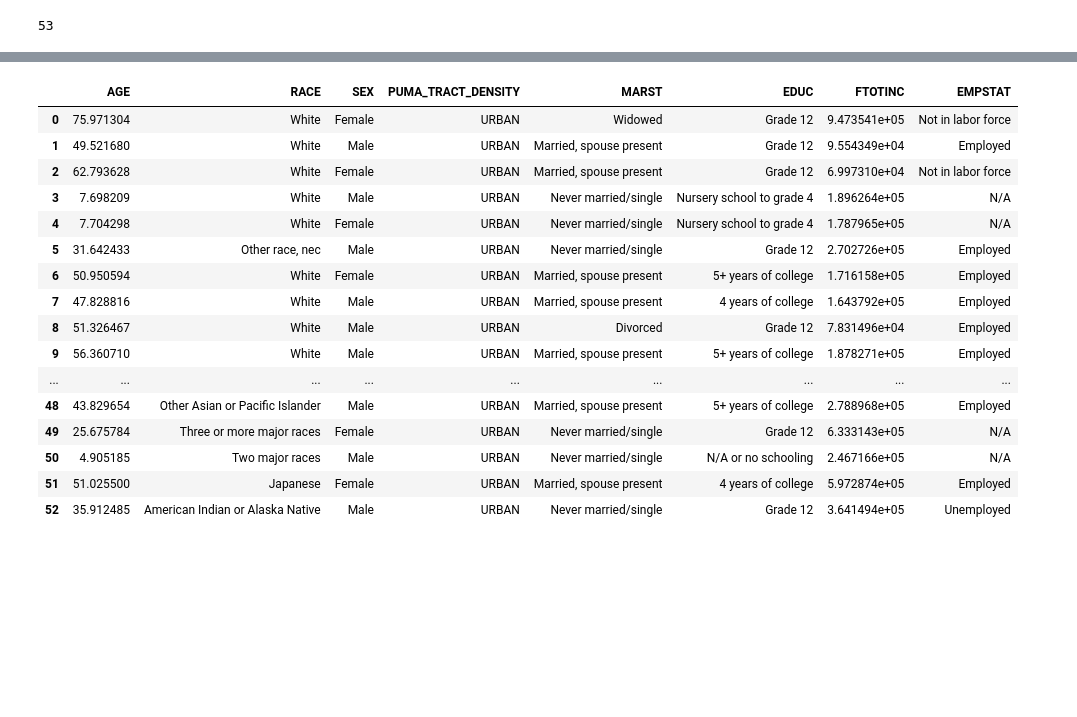
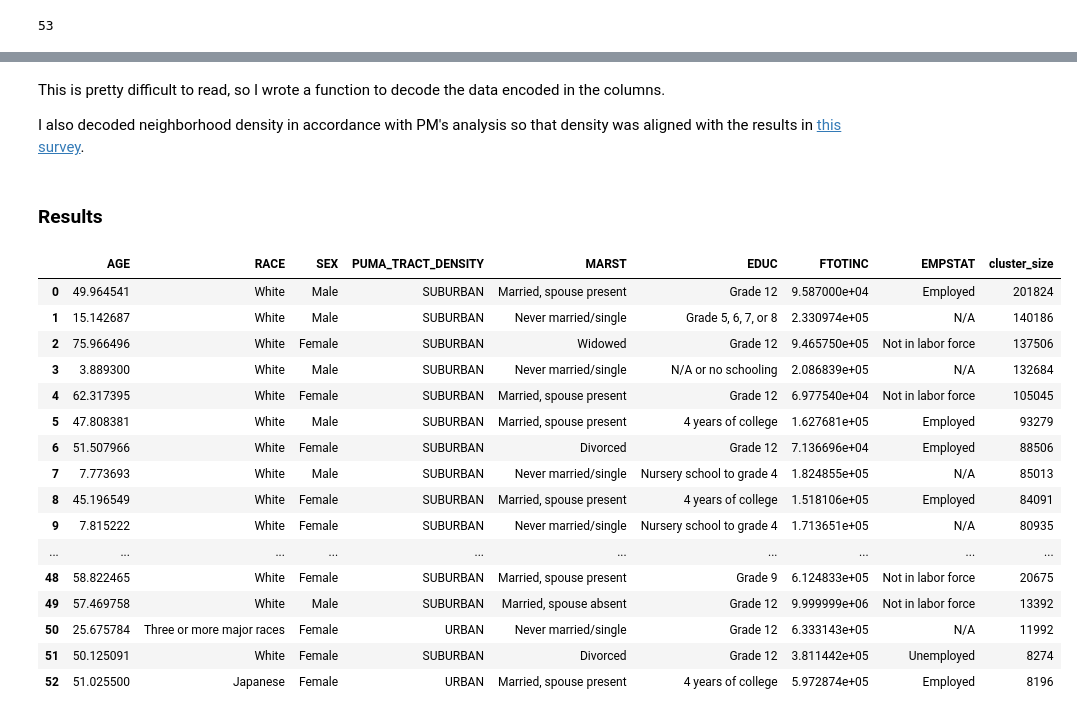
Before and after one commit to atran39/ModalAmerican, a Jupyter notebook: modal_american.ipynb, the cells around one changed output, grey strips where cells are left out. Cells and saved outputs as stored; diff of their text form; code cells hidden in the pictures; blank space fills up the shorter version.

```diff
--- a/modal_american.ipynb
+++ b/modal_american.ipynb
@@ -91,10 +124,10 @@ Use DSCAN to estimate # of clusters
 # %%
-runs = 1
+runs = 3
 num_clusters_list = []
 sample_ratio = .1
 dbscan_min_samples = 500
 
-time_flag = True # use this to measure the time to run DBSCAN for each sample run, for me it was ~4500s per iteration using
+time_flag = True # use this to measure the time to run DBSCAN for each sample run, for me it was ~10,000s (3hr) per iteration using the above parameters
 
 if time_flag:
     t0 = time.time()
@@ -111,7 +144,7 @@ for _ in range(runs):
         t1 = time.time()
         delta = t1 - t0
         t0 = t1
-        print(delta)
+        print('trial time:', delta)
 
 print('num_clusters_list:', num_clusters_list)
 optimal_n = int(np.rint(np.mean(num_clusters_list)))
@@ -121,6 +156,7 @@ num_clusters_list: [53]
 # %%
-optimal_n = 53
+optimal_n
 # %% [output]
 53
 # %%
 kmeans = KMeans(n_clusters=optimal_n).fit(scaled_data)
+labels, counts = np.unique(kmeans.labels_, return_counts=True)
@@ -130,7 +168,7 @@ num_clusters = optimal_n
 largest_clusters_indexes = np.argsort(-counts[:num_clusters])
 largest_cluster_centriods = kmeans.cluster_centers_[largest_clusters_indexes]
 cluster_centriods_rescaled = pd.DataFrame(data=scaler.inverse_transform(largest_cluster_centriods), columns=relevant_data.columns)
-cluster_centriods_rescaled['total_pop'] = counts[largest_clusters_indexes]
+cluster_centriods_rescaled['cluster_size'] = counts[largest_clusters_indexes]
 cluster_centriods_rescaled.head()
 # %% [output]
 |  | AGE | FTOTINC | PUMA_TRACT_DENSITY | SEX_1 | SEX_2 | RACE_1 | RACE_2 | RACE_3 | RACE_4 | RACE_5 | ... |
@@ -167,8 +181,15 @@ plt.hist(data['PUMA_TRACT_DENSITY'], bins = 0)
+# %% [markdown]
+This is pretty difficult to read, so I wrote a function to decode the data encoded in the columns.
+
+I also decoded neighborhood density in accordance with PM's analysis so that density was aligned with the results in [this survey](https://fivethirtyeight.com/features/how-suburban-are-big-american-cities/).
+# %% [markdown]
+### Results
 # %%
 soup = BeautifulSoup(open('./data/usa_00001.xml'), 'xml')
 pattern = r'(?P<cat>\w*)_(?P<encoding>\d+)'
 
-density_classification_ratios = [.21, .53, 1]
+# Nationally, 26 percent of Americans described where they live as urban, 53 percent said suburban and 21 percent said rural.
+density_classification_ratios = [.21, .74, 1]
 sorted_pumas = data['PUMA_TRACT_DENSITY'].sort_values()
 density_classification_cutoffs = [
     sorted_pumas.iloc[int(density_classification_ratios[0]*sorted_pumas.size-1)],
@@ -185,50 +206,48 @@ def map_column_to_name(column_name):
     cat_valu_encoding = regex_result.group('encoding')
     for soup_catgry in cur_soup.find_all('catgry'):
         if int(soup_catgry.catValu.string) == int(cat_valu_encoding):
             return soup_catgry.labl.string
 
 def translate_tract_density(density):
-    # Nationally, 26 percent of Americans described where they live as urban, 53 percent said suburban and 21 percent said rural.
-    # from https://fivethirtyeight.com/features/how-suburban-are-big-american-cities/
     for i in range(len(density_classification_cutoffs)):
         if density < density_classification_cutoffs[i]:
             return density_classification_labels[i]
     return density_classification_labels[2]
 
 #returns dataframe of decoded values
 def cluster_decoder(cluster): # cluster needs to be df rescaled to original scale
-    attributes = ['AGE','RACE','SEX','PUMA_TRACT_DENSITY','MARST','EDUC','FTOTINC','EMPSTAT']
+    attributes = ['AGE','RACE','SEX','PUMA_TRACT_DENSITY','MARST','EDUC','FTOTINC','EMPSTAT', 'cluster_size']
 #     categorical_vars = ['SEX', 'RACE', 'MARST', 'EDUC', 'EMPSTAT']
     decoded_df = pd.DataFrame(columns=attributes)
 
     for attr in attributes:
         if attr in categorical_vars:
             encoded_cols_df = cluster.filter(like=attr)
             max_indexes = encoded_cols_df.idxmax(axis=1)
             # map maxes to english
             decoded_df[attr] = max_indexes.apply(map_column_to_name)
         elif attr == 'PUMA_TRACT_DENSITY':
             decoded_df[attr] = cluster[attr].apply(translate_tract_density)
         else:
             decoded_df[attr] = cluster[attr]
     return decoded_df
 
 cluster_decoder(cluster_centriods_rescaled)
 # %% [output]
-|  | AGE | RACE | SEX | PUMA_TRACT_DENSITY | MARST | EDUC | FTOTINC | EMPSTAT |
-| 0 | 75.971304 | White | Female | URBAN | Widowed | Grade 12 | 9.473541e+05 | Not in labor force |
-| 1 | 49.521680 | White | Male | URBAN | Married, spouse present | Grade 12 | 9.554349e+04 | Employed |
-| 2 | 62.793628 | White | Female | URBAN | Married, spouse present | Grade 12 | 6.997310e+04 | Not in labor force |
-| 3 | 7.698209 | White | Male | URBAN | Never married/single | Nursery school to grade 4 | 1.896264e+05 | N/A |
-| 4 | 7.704298 | White | Female | URBAN | Never married/single | Nursery school to grade 4 | 1.787965e+05 | N/A |
-| 5 | 31.642433 | Other race, nec | Male | URBAN | Never married/single | Grade 12 | 2.702726e+05 | Employed |
-| 6 | 50.950594 | White | Female | URBAN | Married, spouse present | 5+ years of college | 1.716158e+05 | Employed |
-| 7 | 47.828816 | White | Male | URBAN | Married, spouse present | 4 years of college | 1.643792e+05 | Employed |
-| 8 | 51.326467 | White | Male | URBAN | Divorced | Grade 12 | 7.831496e+04 | Employed |
-| 9 | 56.360710 | White | Male | URBAN | Married, spouse present | 5+ years of college | 1.878271e+05 | Employed |
-| ... | ... | ... | ... | ... | ... | ... | ... | ... |
-| 48 | 43.829654 | Other Asian or Pacific Islander | Male | URBAN | Married, spouse present | 5+ years of college | 2.788968e+05 | Employed |
-| 49 | 25.675784 | Three or more major races | Female | URBAN | Never married/single | Grade 12 | 6.333143e+05 | N/A |
-| 50 | 4.905185 | Two major races | Male | URBAN | Never married/single | N/A or no schooling | 2.467166e+05 | N/A |
-| 51 | 51.025500 | Japanese | Female | URBAN | Married, spouse present | 4 years of college | 5.972874e+05 | Employed |
-| 52 | 35.912485 | American Indian or Alaska Native | Male | URBAN | Never married/single | Grade 12 | 3.641494e+05 | Unemployed |
+|  | AGE | RACE | SEX | PUMA_TRACT_DENSITY | MARST | EDUC | FTOTINC | EMPSTAT | cluster_size |
+| 0 | 49.964541 | White | Male | SUBURBAN | Married, spouse present | Grade 12 | 9.587000e+04 | Employed | 201824 |
+| 1 | 15.142687 | White | Male | SUBURBAN | Never married/single | Grade 5, 6, 7, or 8 | 2.330974e+05 | N/A | 140186 |
+| 2 | 75.966496 | White | Female | SUBURBAN | Widowed | Grade 12 | 9.465750e+05 | Not in labor force | 137506 |
+| 3 | 3.889300 | White | Male | SUBURBAN | Never married/single | N/A or no schooling | 2.086839e+05 | N/A | 132684 |
+| 4 | 62.317395 | White | Female | SUBURBAN | Married, spouse present | Grade 12 | 6.977540e+04 | Not in labor force | 105045 |
+| 5 | 47.808381 | White | Male | SUBURBAN | Married, spouse present | 4 years of college | 1.627681e+05 | Employed | 93279 |
+| 6 | 51.507966 | White | Female | SUBURBAN | Divorced | Grade 12 | 7.136696e+04 | Employed | 88506 |
+| 7 | 7.773693 | White | Male | SUBURBAN | Never married/single | Nursery school to grade 4 | 1.824855e+05 | N/A | 85013 |
+| 8 | 45.196549 | White | Female | SUBURBAN | Married, spouse present | 4 years of college | 1.518106e+05 | Employed | 84091 |
+| 9 | 7.815222 | White | Female | SUBURBAN | Never married/single | Nursery school to grade 4 | 1.713651e+05 | N/A | 80935 |
+| ... | ... | ... | ... | ... | ... | ... | ... | ... | ... |
+| 48 | 58.822465 | White | Female | SUBURBAN | Married, spouse present | Grade 9 | 6.124833e+05 | Not in labor force | 20675 |
+| 49 | 57.469758 | White | Male | SUBURBAN | Married, spouse absent | Grade 12 | 9.999999e+06 | Not in labor force | 13392 |
+| 50 | 25.675784 | Three or more major races | Female | URBAN | Never married/single | Grade 12 | 6.333143e+05 | N/A | 11992 |
+| 51 | 50.125091 | White | Female | SUBURBAN | Divorced | Grade 12 | 3.811442e+05 | Unemployed | 8274 |
+| 52 | 51.025500 | Japanese | Female | URBAN | Married, spouse present | 4 years of college | 5.972874e+05 | Employed | 8196 |
```
Also changed, not shown: parts of 29 cells of this notebook.
